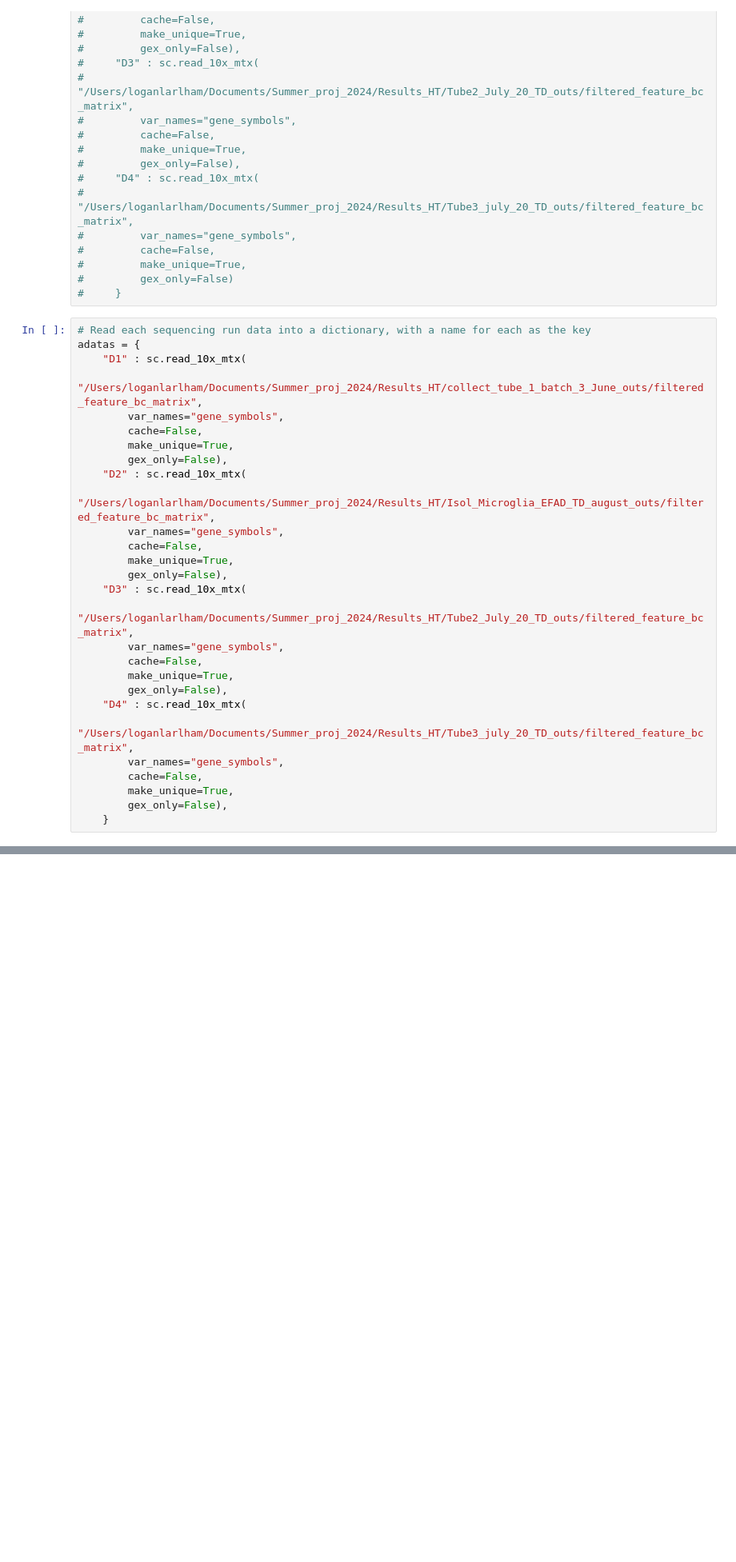
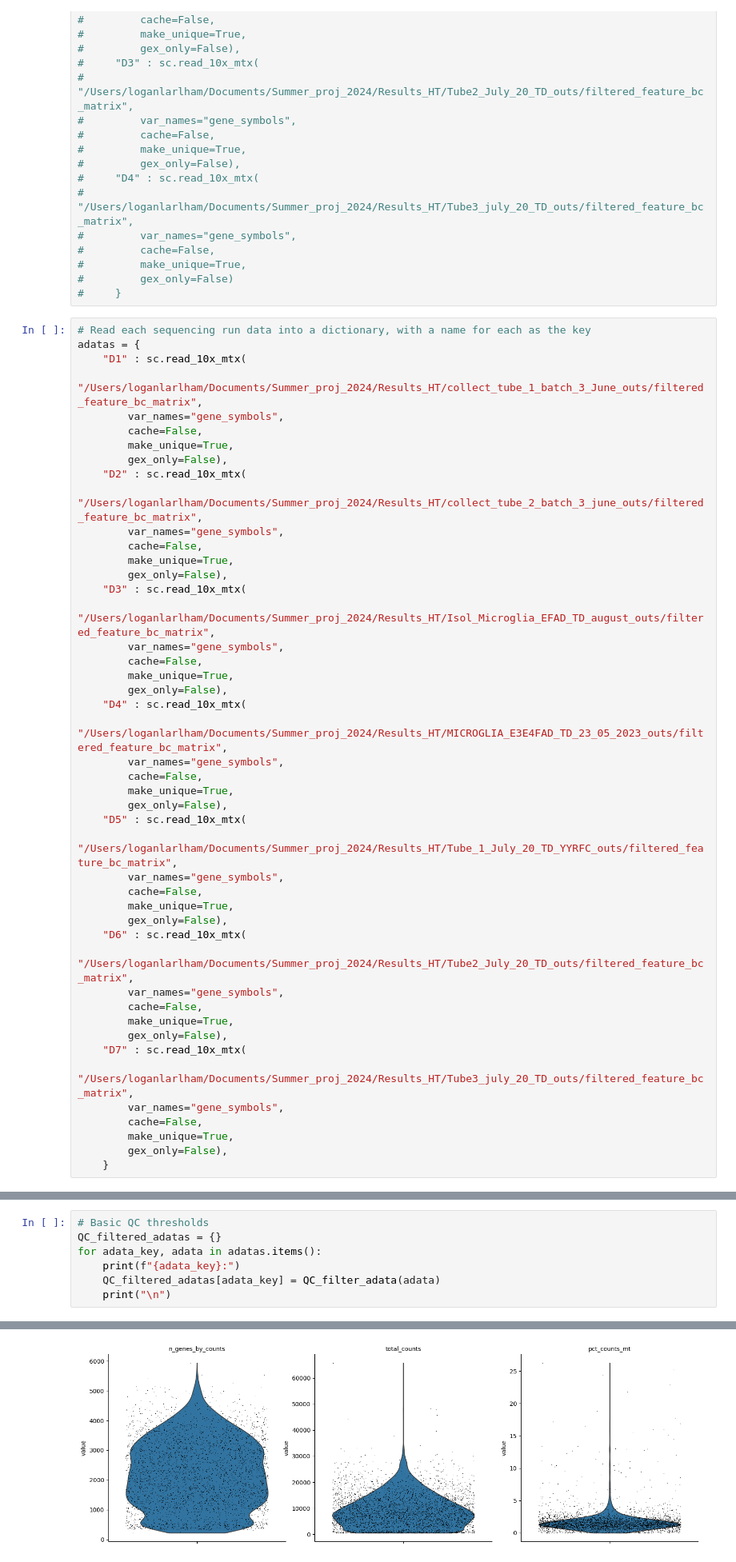
Before and after one commit to LoganLarlham/BINP52_Omic_Analysis, a Jupyter notebook: QualityControl/QC_notebook.ipynb, the cells around one changed output, grey strips where cells are left out. Shown at 80% size. Saved outputs shown, nothing was run; the diff lists cells and outputs as text; blank space fills up the shorter version.

Commit message:
made changes to QC_filter function, added line to run dataseets.

```diff
--- a/QualityControl/QC_notebook.ipynb
+++ b/QualityControl/QC_notebook.ipynb
@@ -131,18 +220,36 @@ adatas = {
         make_unique=True,
         gex_only=False),
     "D2" : sc.read_10x_mtx(
+        "/Users/loganlarlham/Documents/Summer_proj_2024/Results_HT/collect_tube_2_batch_3_june_outs/filtered_feature_bc_matrix",
+        var_names="gene_symbols",
+        cache=False,
+        make_unique=True,
+        gex_only=False),
+    "D3" : sc.read_10x_mtx(
         "/Users/loganlarlham/Documents/Summer_proj_2024/Results_HT/Isol_Microglia_EFAD_TD_august_outs/filtered_feature_bc_matrix",
         var_names="gene_symbols",
         cache=False,
         make_unique=True,
         gex_only=False),
-    "D3" : sc.read_10x_mtx(
+    "D4" : sc.read_10x_mtx(
+        "/Users/loganlarlham/Documents/Summer_proj_2024/Results_HT/MICROGLIA_E3E4FAD_TD_23_05_2023_outs/filtered_feature_bc_matrix",
+        var_names="gene_symbols",
+        cache=False,
+        make_unique=True,
+        gex_only=False),
+    "D5" : sc.read_10x_mtx(
+        "/Users/loganlarlham/Documents/Summer_proj_2024/Results_HT/Tube_1_July_20_TD_YYRFC_outs/filtered_feature_bc_matrix",
+        var_names="gene_symbols",
+        cache=False,
+        make_unique=True,
+        gex_only=False),
+    "D6" : sc.read_10x_mtx(
         "/Users/loganlarlham/Documents/Summer_proj_2024/Results_HT/Tube2_July_20_TD_outs/filtered_feature_bc_matrix",
         var_names="gene_symbols",
         cache=False,
         make_unique=True,
         gex_only=False),
-    "D4" : sc.read_10x_mtx(
+    "D7" : sc.read_10x_mtx(
         "/Users/loganlarlham/Documents/Summer_proj_2024/Results_HT/Tube3_july_20_TD_outs/filtered_feature_bc_matrix",
         var_names="gene_symbols",
         cache=False,
@@ -254,3 +280,11 @@ Number of cells with fewer than 500 UMI counts: 0
 Number of cells with fewer than 200 genes: 2
 Number of genes expressed in fewer than 3 cells: 18694
 Current Anndata has 4010 cells and 33993 genes, with a total amount of 34287456.0 UMI counts
+# %%
+# Basic QC thresholds
+QC_filtered_adatas = {}
+for adata_key, adata in adatas.items():
+    print(f"{adata_key}:")
+    QC_filtered_adatas[adata_key] = QC_filter_adata(adata)
+    print("\n")
+# %% [output]
@@ -256,0 +293 @@ Current Anndata has 4010 cells and 33993 genes, with a total amount of 34287456.
+[figure, added]
```
Also changed, not shown: parts of 12 cells of this notebook.
